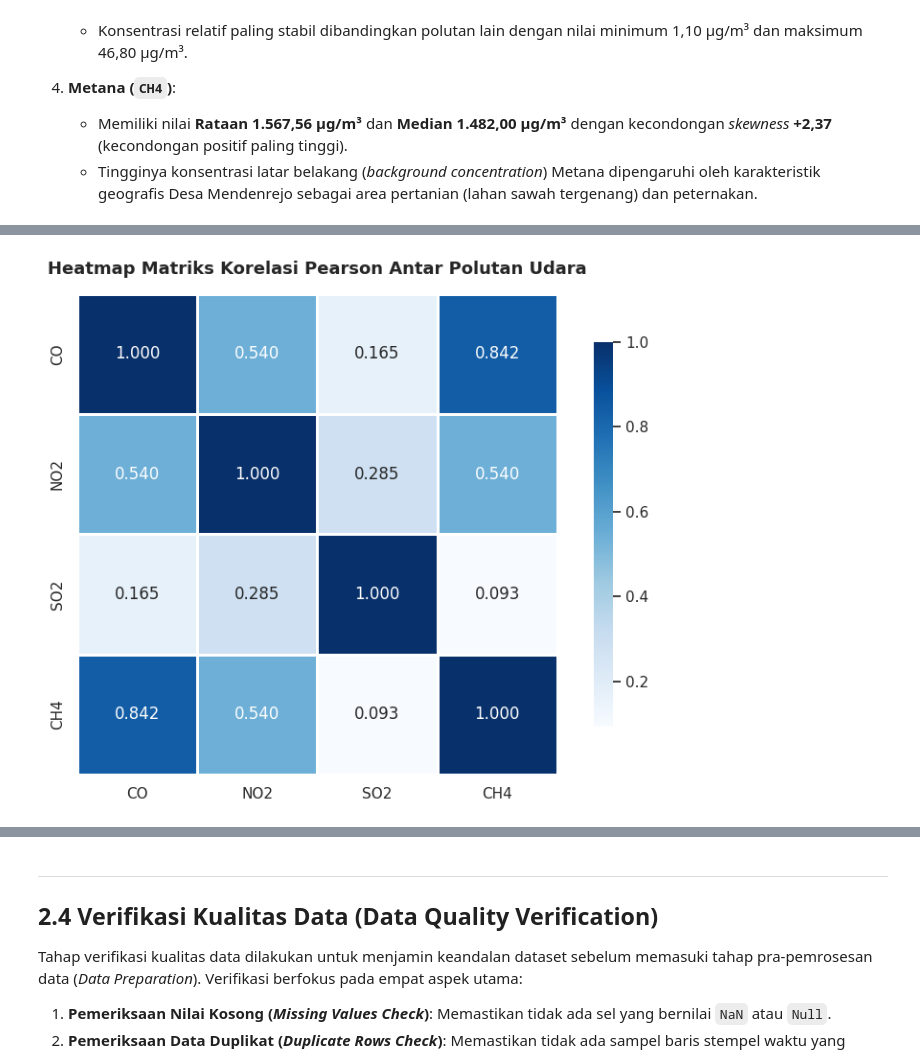
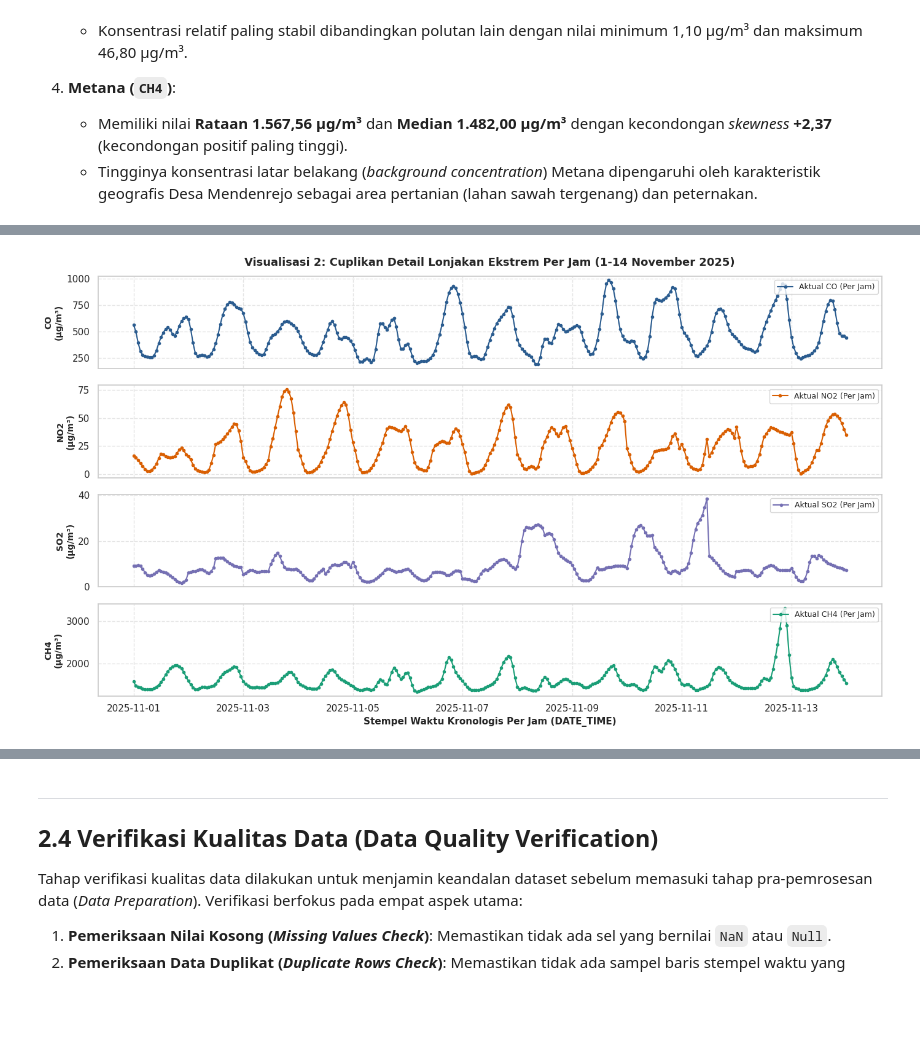
Before and after one commit to IlhamInsight/proyek_sain_data, a Jupyter notebook: src/3-data_understanding/1-data_understanding.ipynb, the cells around one changed output, grey strips where cells are left out. Cells and saved outputs as stored; diff of their text form; code cells hidden in the pictures; blank space fills up the shorter version.

```diff
--- a/src/3-data_understanding/1-data_understanding.ipynb
+++ b/src/3-data_understanding/1-data_understanding.ipynb
@@ -138,45 +139,86 @@ Untuk memperjelas gambaran sebaran data polutan, dilakukan pembuatan tiga visual
 # %%
+import os
+import pandas as pd
+import numpy as np
 import matplotlib.pyplot as plt
 import seaborn as sns
 
-# Pengaturan gaya visualisasi grafik (Standar Akademis)
+# Pastikan stempel waktu dalam format datetime
+df['DATE_TIME'] = pd.to_datetime(df['DATE_TIME'])
+
+# Pengaturan gaya visualisasi grafik (Standar Akademis & Clean Design)
 sns.set_theme(style="whitegrid")
 plt.rcParams["font.sans-serif"] = "DejaVu Sans"
-colors = ["#2b5c8f", "#d95f02", "#7570b3", "#1b9e77"]
 
-# 1. Visualisasi Histogram & KDE (Distribusi Frekuensi)
-fig, axes = plt.subplots(2, 2, figsize=(14, 10))
-pollutants = ["CO", "NO2", "SO2", "CH4"]
+colors = {'CO': '#2b5c8f', 'NO2': '#d95f02', 'SO2': '#7570b3', 'CH4': '#1b9e77'}
+pollutants = ['CO', 'NO2', 'SO2', 'CH4']
+
+
+# VISUALISASI 1: AGREGASI HARIAN & MOVING AVERAGE (7-HARI & 30-HARI)
+
+# Agregasi data jam-jaman menjadi rata-rata harian (Daily Resampling)
+df_daily = df.set_index('DATE_TIME').resample('D').mean().reset_index()
+
+fig1, axes1 = plt.subplots(4, 1, figsize=(14, 10), sharex=True)
 
 for i, col in enumerate(pollutants):
-    ax = axes[i // 2, i % 2]
-    sns.histplot(df[col], kde=True, ax=ax, color=colors[i], bins=30, edgecolor="black", alpha=0.6)
-    ax.set_title(f"Distribusi Frekuensi Konsentrasi {col}", fontsize=12, fontweight="bold")
-    ax.set_xlabel(f"{col} (µg/m³)", fontsize=10)
-    ax.set_ylabel("Frekuensi (Jam)", fontsize=10)
+    ma7 = df_daily[col].rolling(7, min_periods=1).mean()
+    ma30 = df_daily[col].rolling(30, min_periods=1).mean()
+
+    # Plot Rataan Harian (Tipis/Transparan) + MA 7 Hari + MA 30 Hari (Tebal)
+    axes1[i].plot(df_daily['DATE_TIME'], df_daily[col], color=colors[col], alpha=0.35, linewidth=1, label=f"Rataan Harian {col}")
+    axes1[i].plot(df_daily['DATE_TIME'], ma7, color=colors[col], linewidth=1.5, linestyle="--", label=f"MA 7-Hari (Tren Pendek)")
+    axes1[i].plot(df_daily['DATE_TIME'], ma30, color="crimson", linewidth=2, label=f"MA 30-Hari (Tren Musiman)")
+
+    axes1[i].set_ylabel(f"{col}\n(µg/m³)", fontsize=10, fontweight="bold")
+    axes1[i].legend(loc="upper right", frameon=True, facecolor="white", edgecolor="none", ncol=3, fontsize=9)
+    axes1[i].grid(True, linestyle="--", alpha=0.5)
+
+axes1[0].set_title("Visualisasi 1: Tren Deret Waktu Agregasi Harian & Moving Average (7 & 30 Hari)\nDesa Mendenrejo (Agustus 2025 - Agustus 2026)", fontsize=13, fontweight="bold", pad=12)
+axes1[3].set_xlabel("Stempel Waktu Kronologis (DATE_TIME)", fontsize=11, fontweight="bold")
 
 plt.tight_layout()
 plt.show()
+print("\n" + "="*80 + "\n")
 
-print("\n")
 
-# 2. Visualisasi Heatmap Korelasi Pearson
-plt.figure(figsize=(8, 6))
-corr_matrix = df[pollutants].corr(method="pearson")
-sns.heatmap(corr_matrix, annot=True, cmap="Blues", fmt=".3f", linewidths=1, square=True, cbar_kws={"shrink": 0.8})
-plt.title("Heatmap Matriks Korelasi Pearson Antar Polutan Udara", fontsize=13, fontweight="bold", pad=15)
-plt.tight_layout()
-plt.show()
-print("\n")
+# VISUALISASI 2: CUPLIKAN RENTANG PENDEK (ZOOM-IN 14 HARI: 1-14 NOVEMBER 2025)
 
-# 3. Visualisasi Boxplot (Deteksi Rentang Data & Outlier)
-fig, axes = plt.subplots(1, 4, figsize=(16, 5))
+# Mengambil rentang 2 minggu puncak lonjakan ekstrem
+df_zoom = df[(df['DATE_TIME'] >= '2025-11-01') & (df['DATE_TIME'] <= '2025-11-14')]
+
+fig2, axes2 = plt.subplots(4, 1, figsize=(14, 8), sharex=True)
 
 for i, col in enumerate(pollutants):
-    sns.boxplot(y=df[col], ax=axes[i], color=colors[i], width=0.4, fliersize=3)
-    axes[i].set_title(f"Boxplot {col}", fontsize=12, fontweight="bold")
-    axes[i].set_ylabel(f"{col} (µg/m³)", fontsize=10)
+    axes2[i].plot(df_zoom['DATE_TIME'], df_zoom[col], color=colors[col], linewidth=1.5, marker="o", markersize=3, label=f"Aktual {col} (Per Jam)")
+    axes2[i].set_ylabel(f"{col}\n(µg/m³)", fontsize=10, fontweight="bold")
+    axes2[i].legend(loc="upper right", frameon=True, facecolor="white", fontsize=9)
+    axes2[i].grid(True, linestyle="--", alpha=0.5)
+
+axes2[0].set_title("Visualisasi 2: Cuplikan Detail Lonjakan Ekstrem Per Jam (1-14 November 2025)", fontsize=13, fontweight="bold", pad=12)
+axes2[3].set_xlabel("Stempel Waktu Kronologis Per Jam (DATE_TIME)", fontsize=11, fontweight="bold")
 
 plt.tight_layout()
 plt.show()
+print("\n" + "="*80 + "\n")
+
+# VISUALISASI 3: DIAGRAM KOTAK (BOXPLOT) BULANAN ANTAR PARAMETER
+
+# Format label bulan kronologis (YYYY-MM)
+df['YearMonth'] = df['DATE_TIME'].dt.to_period('M').astype(str)
+month_order = sorted(df['YearMonth'].unique())
+
+fig3, axes3 = plt.subplots(2, 2, figsize=(16, 10))
+
+for i, col in enumerate(pollutants):
+    ax = axes3[i // 2, i % 2]
+    sns.boxplot(data=df, x='YearMonth', y=col, ax=ax, hue='YearMonth', palette="Blues_r", order=month_order, fliersize=2, legend=False)
+    ax.set_title(f"Sebaran Bulanan Konsentrasi {col}", fontsize=12, fontweight="bold")
+    ax.set_xlabel("Bulan (Tahun-Bulan)", fontsize=10, fontweight="bold")
+    ax.set_ylabel(f"Konsentrasi {col} (µg/m³)", fontsize=10, fontweight="bold")
+    ax.tick_params(axis='x', rotation=45)
+
+plt.suptitle("Visualisasi 3: Perbandingan Diagram Kotak (Boxplot) Bulanan Antar Parameter Polutan", fontsize=14, fontweight="bold", y=1.02)
+plt.tight_layout()
+plt.show()
 # %% [output]
@@ -184 +227 @@ plt.show()
-[figure, old version]
+[figure, new version]
```
Also changed, not shown: parts of 3 cells of this notebook, 3 other files.
